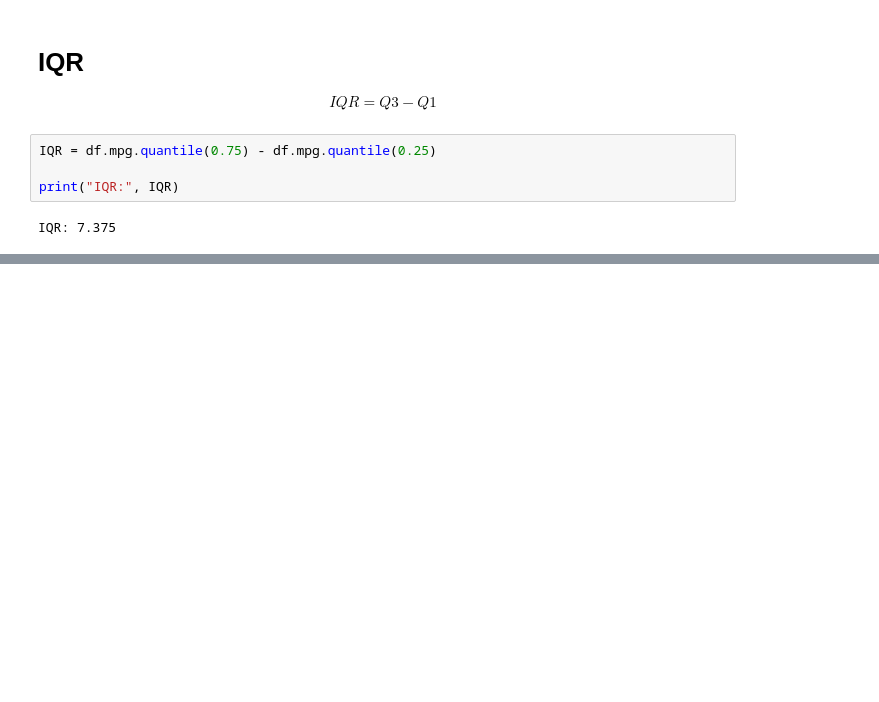
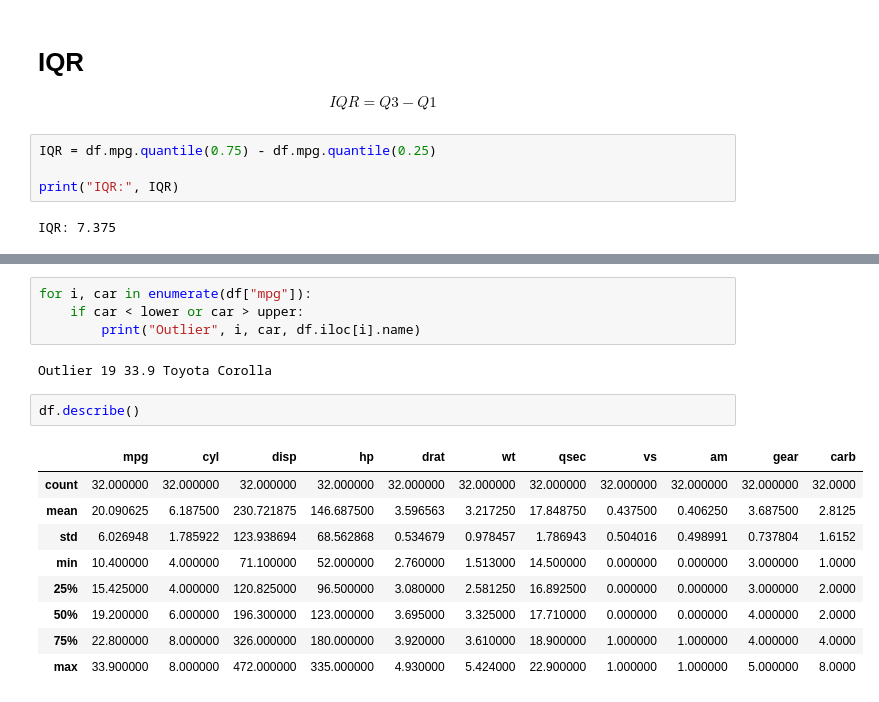
Before and after one commit to XTEP63/Data-Analytics, a Jupyter notebook: notebooks/Descriptibe_statistic.ipynb, the cells around one changed output, grey strips where cells are left out. Drawn from its saved outputs; the diff is of its cells as text; blank space fills up the shorter version.

```diff
--- a/notebooks/Descriptibe_statistic.ipynb
+++ b/notebooks/Descriptibe_statistic.ipynb
@@ -91,0 +94,18 @@ print(lower, upper)
+# %%
+for i, car in enumerate(df["mpg"]):
+    if car < lower or car > upper:
+        print("Outlier", i, car, df.iloc[i].name)
+# %% [output]
+Outlier 19 33.9 Toyota Corolla
+# %%
+df.describe()
+# %% [output]
+|  | mpg | cyl | disp | hp | drat | wt | qsec | vs | am | gear | carb |
+| count | 32.000000 | 32.000000 | 32.000000 | 32.000000 | 32.000000 | 32.000000 | 32.000000 | 32.000000 | 32.000000 | 32.000000 | 32.0000 |
+| mean | 20.090625 | 6.187500 | 230.721875 | 146.687500 | 3.596563 | 3.217250 | 17.848750 | 0.437500 | 0.406250 | 3.687500 | 2.8125 |
+| std | 6.026948 | 1.785922 | 123.938694 | 68.562868 | 0.534679 | 0.978457 | 1.786943 | 0.504016 | 0.498991 | 0.737804 | 1.6152 |
+| min | 10.400000 | 4.000000 | 71.100000 | 52.000000 | 2.760000 | 1.513000 | 14.500000 | 0.000000 | 0.000000 | 3.000000 | 1.0000 |
+| 25% | 15.425000 | 4.000000 | 120.825000 | 96.500000 | 3.080000 | 2.581250 | 16.892500 | 0.000000 | 0.000000 | 3.000000 | 2.0000 |
+| 50% | 19.200000 | 6.000000 | 196.300000 | 123.000000 | 3.695000 | 3.325000 | 17.710000 | 0.000000 | 0.000000 | 4.000000 | 2.0000 |
+| 75% | 22.800000 | 8.000000 | 326.000000 | 180.000000 | 3.920000 | 3.610000 | 18.900000 | 1.000000 | 1.000000 | 4.000000 | 4.0000 |
+| max | 33.900000 | 8.000000 | 472.000000 | 335.000000 | 4.930000 | 5.424000 | 22.900000 | 1.000000 | 1.000000 | 5.000000 | 8.0000 |
```
Also changed, not shown: parts of 5 cells of this notebook, 8 other files.
